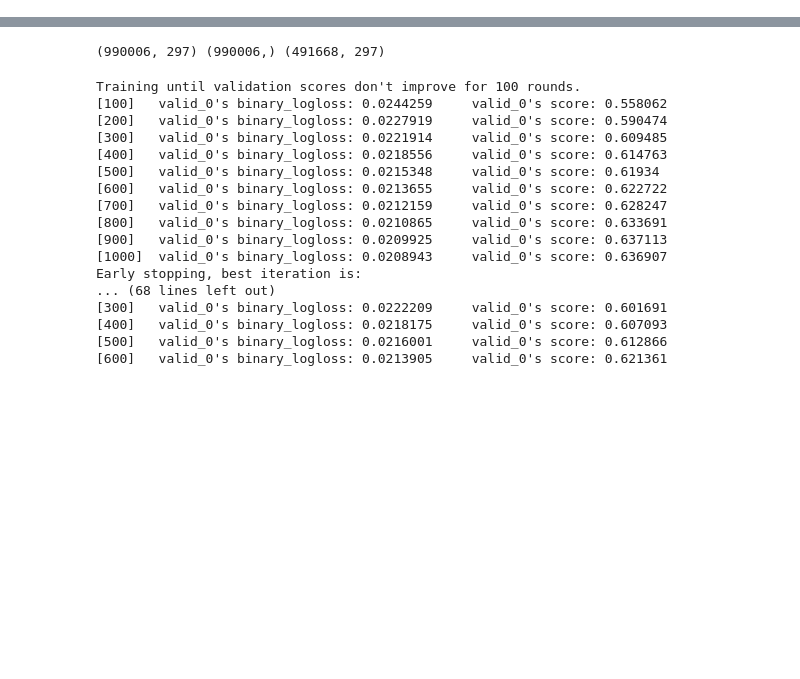
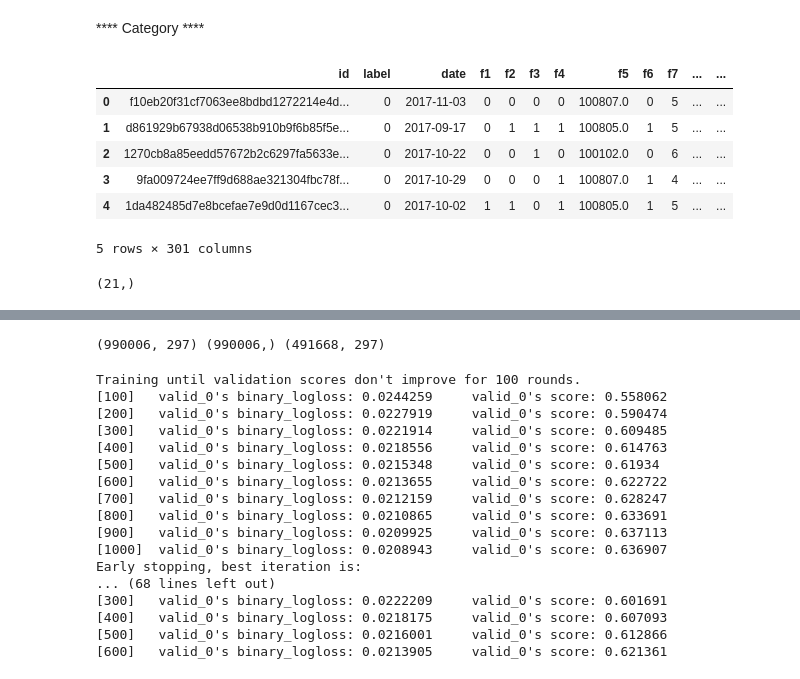
Before and after one commit to xiaosuper163/atec, a Jupyter notebook: fraud_lgb.ipynb, the cells around one changed output, grey strips where cells are left out. Drawn from its saved outputs; the diff is of its cells as text; code cells hidden in the pictures; blank space fills up the shorter version.

```diff
--- a/fraud_lgb.ipynb
+++ b/fraud_lgb.ipynb
@@ -23,3 +21,29 @@ from utils import *
 
 dtype = load_obj('dict_dtype')
 my_dict = load_obj('my_dict')
+# %% [markdown]
+**** Category ****
+# %%
+train = pd.read_csv("atec_anti_fraud_train.csv",parse_dates=['date'], dtype = dtype)
+test = pd.read_csv("atec_anti_fraud_test_a.csv",parse_dates=['date'], dtype = dtype)
+
+train = process_dates(train, 'date')
+test = process_dates(test, 'date')
+# %%
+train_cate = pd.read_csv("obj/id_cate_train.csv")
+test_cate = pd.read_csv("obj/id_cate_test.csv")
+# %%
+train = train.merge(train_cate, how='inner', on='id')
+train.head()
+# %% [output]
+|  | id | label | date | f1 | f2 | f3 | f4 | f5 | f6 | f7 | ... | ... |
+| 0 | f10eb20f31cf7063ee8bdbd1272214e4d... | 0 | 2017-11-03 | 0 | 0 | 0 | 0 | 100807.0 | 0 | 5 | ... | ... |
+| 1 | d861929b67938d06538b910b9f6b85f5e... | 0 | 2017-09-17 | 0 | 1 | 1 | 1 | 100805.0 | 1 | 5 | ... | ... |
+| 2 | 1270cb8a85eedd57672b2c6297fa5633e... | 0 | 2017-10-22 | 0 | 0 | 1 | 0 | 100102.0 | 0 | 6 | ... | ... |
+| 3 | 9fa009724ee7ff9d688ae321304fbc78f... | 0 | 2017-10-29 | 0 | 0 | 0 | 1 | 100807.0 | 1 | 4 | ... | ... |
+| 4 | 1da482485d7e8bcefae7e9d0d1167cec3... | 0 | 2017-10-02 | 1 | 1 | 0 | 1 | 100805.0 | 1 | 5 | ... | ... |
+5 rows × 301 columns
+# %%
+train[train['label']==1].cate.unique().shape
+# %% [output]
+(21,)
```
Also changed, not shown: parts of 23 cells of this notebook, 2 other files.
